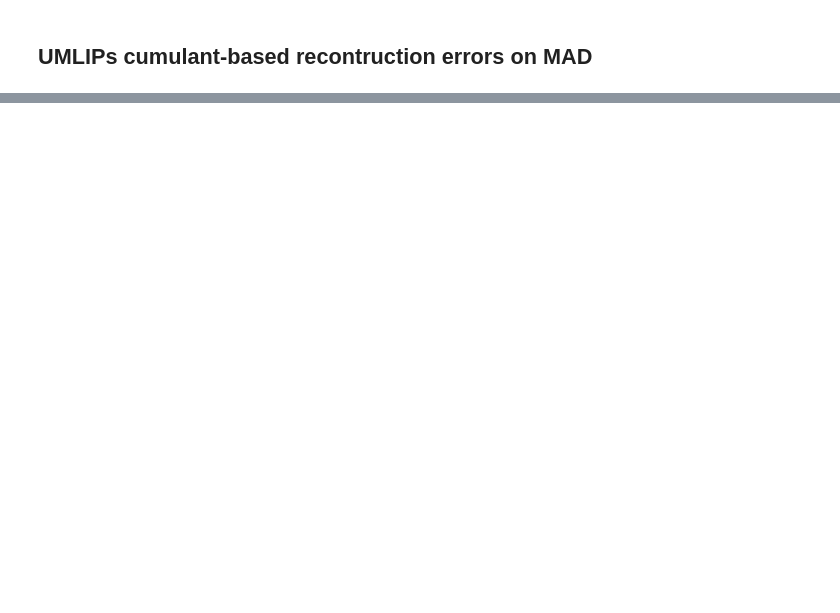
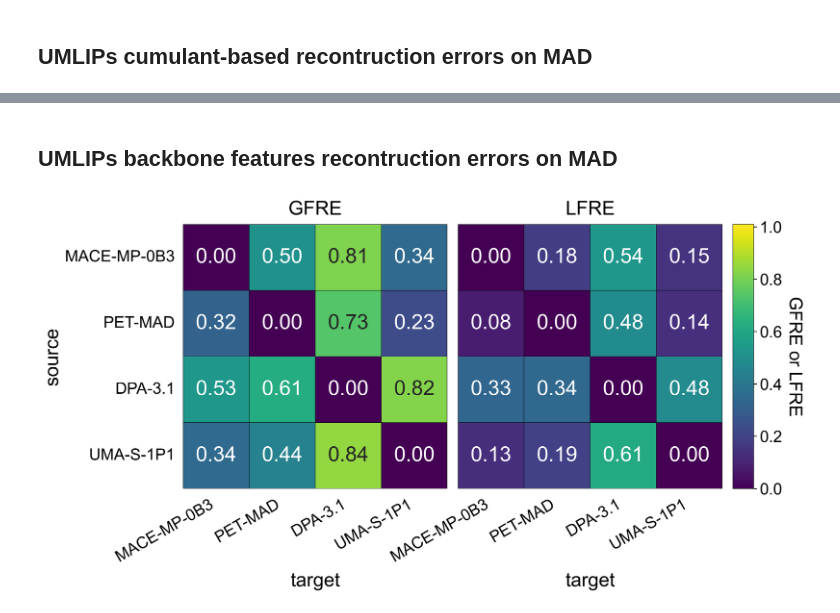
Before and after one commit to sofiia-chorna/universal_feature_space_comparison, a Jupyter notebook: plotting/umlips.ipynb, the cells around one changed output, grey strips where cells are left out. Cells and saved outputs as stored; diff of their text form; code cells hidden in the pictures; blank space fills up the shorter version.

Commit message:
Add FREs on backbone umlip features

```diff
--- a/plotting/umlips.ipynb
+++ b/plotting/umlips.ipynb
@@ -71,0 +75,24 @@ plot_bidirectional_heatmaps(
+# %% [markdown]
+## UMLIPs backbone features recontruction errors on MAD
+# %%
+import os
+
+base = "../results/reconstruction_errors/umlips"
+
+results_gfre_bb = load_results(os.path.join(base, "gfre_mad_bb.json"))
+results_lfre_bb = load_results(os.path.join(base, "lfre_mad_bb.json"))
+
+error_matrix_gfre, annot_matrix_gfre = get_matrices(results_gfre_bb)
+error_matrix_lfre, annot_matrix_lfre = get_matrices(results_lfre_bb)
+
+plot_bidirectional_heatmaps(
+    error_matrix_gfre, annot_matrix_gfre,
+    error_matrix_lfre, annot_matrix_lfre,
+    title1="GFRE",
+    title2="LFRE",
+    cbar_label="GFRE or LFRE",
+    save_path="../results/figures/umlips/errors_mad_bb.png",
+    rotate_ticks=True
+)
+# %% [output]
+[figure, added]
```
Also changed, not shown: parts of 3 cells of this notebook, 4 other files.
